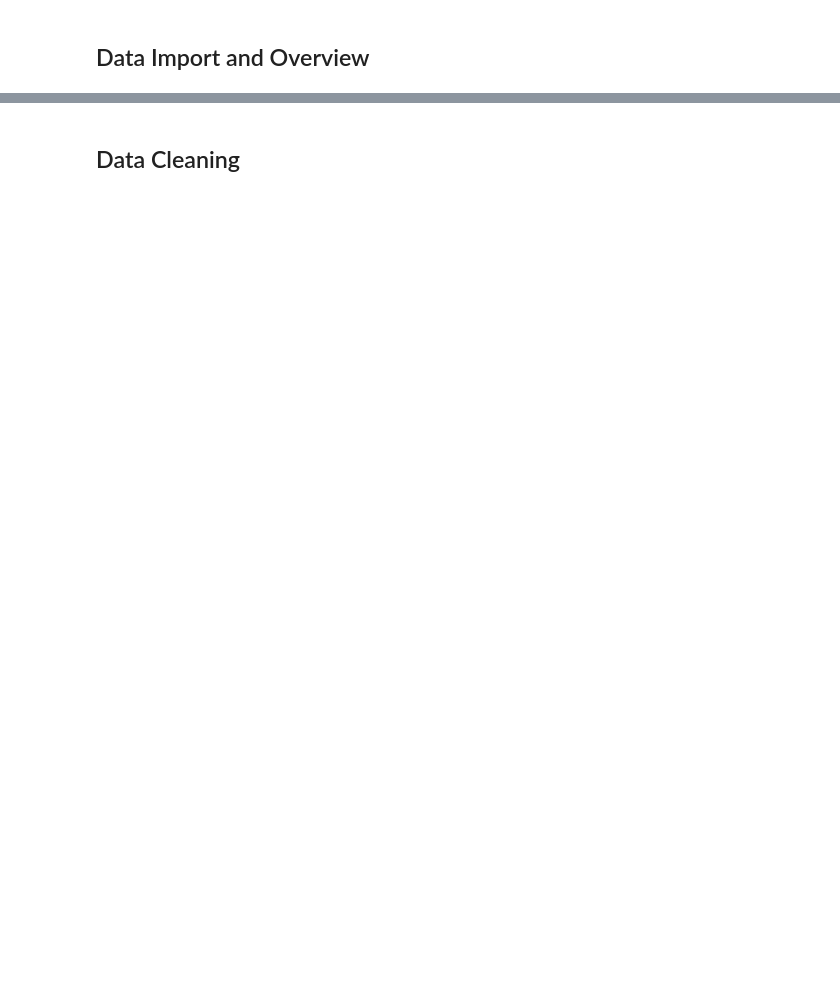
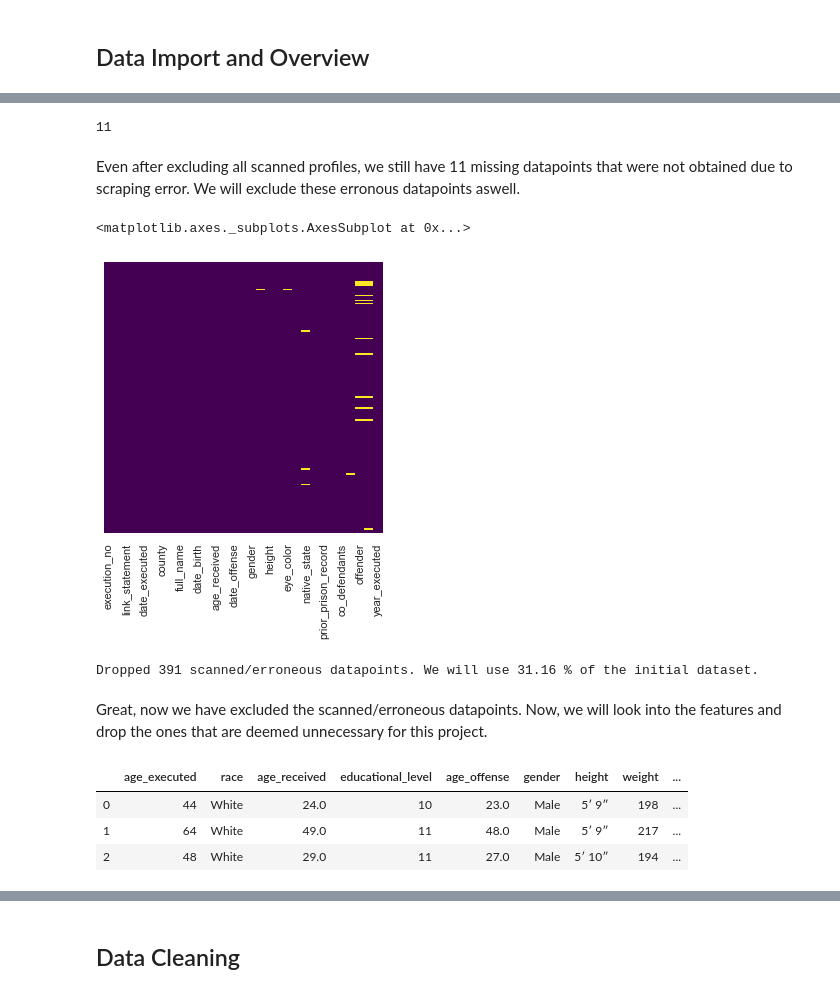
Before and after one commit to Kayaae/death_row_project, a Jupyter notebook: Deathrow.ipynb, the cells around one changed output, grey strips where cells are left out. Cells and saved outputs as stored; diff of their text form; code cells hidden in the pictures; blank space fills up the shorter version.

```diff
--- a/Deathrow.ipynb
+++ b/Deathrow.ipynb
@@ -32,0 +112,22 @@
+# %%
+# Taking a closer look at the missing values within the dataset of not scanned profiles
+len(data[data["scanned_profile"] == False][data["full_name"].isnull()])
+# %% [output]
+11
+# %% [markdown]
+Even after excluding all scanned profiles, we still have 11 missing datapoints that were not obtained due to scraping error. We will exclude these erronous datapoints aswell.
+# %%
+plt.figure(figsize=(5, 5))
+X = data[data["scanned_profile"] == False][data["full_name"].isnull()==False]
+sns.heatmap(X.isnull(), yticklabels=False, cbar=False, cmap='viridis')
+# %% [output]
+<matplotlib.axes._subplots.AxesSubplot at 0x...>
+[figure, added]
+# %%
+dropped_values = data.shape[0] - X.shape[0]
+values_left = round(X.shape[0] / data.shape[0] * 100, 2)
+print("Dropped {} scanned/erroneous datapoints. We will use {} % of the initial dataset.".format(dropped_values, values_left))
+# %% [output]
+Dropped 391 scanned/erroneous datapoints. We will use 31.16 % of the initial dataset.
+# %% [markdown]
+Great, now we have excluded the scanned/erroneous datapoints. Now, we will look into the features and drop the ones that are deemed unnecessary for this project.
@@ -32,0 +139,7 @@
+# %%
+X_slim.head(3)
+# %% [output]
+|  | age_executed | race | age_received | educational_level | age_offense | gender | height | weight | ... |
+| 0 | 44 | White | 24.0 | 10 | 23.0 | Male | 5′ 9″ | 198 | ... |
+| 1 | 64 | White | 49.0 | 11 | 48.0 | Male | 5′ 9″ | 217 | ... |
+| 2 | 48 | White | 29.0 | 11 | 27.0 | Male | 5′ 10″ | 194 | ... |
```
Also changed, not shown: parts of 71 cells of this notebook.
